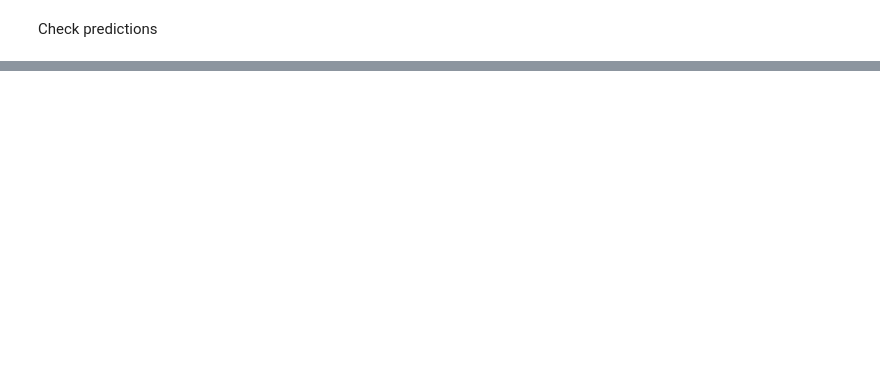
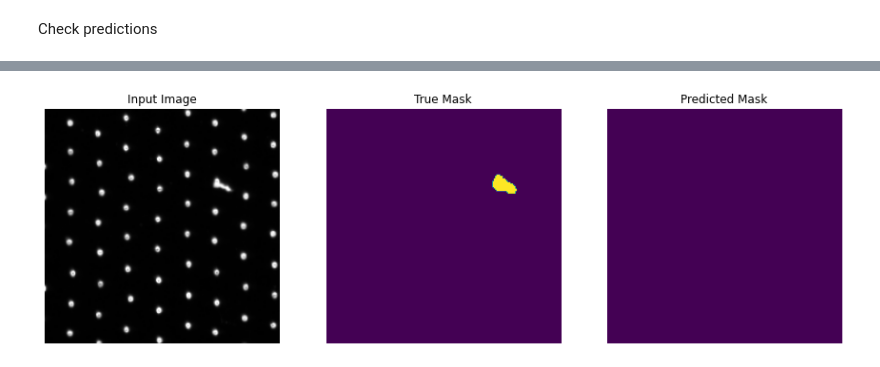
Before and after one commit to SAP-samples/btp-ai-sustainability-bootcamp, a Jupyter notebook: src/ai-models/defect-detection/notebooks/defect_detection_development_segmentation.ipynb, the cells around one changed output, grey strips where cells are left out. Cells and saved outputs as stored; diff of their text form; code cells hidden in the pictures; blank space fills up the shorter version.

```diff
--- a/src/ai-models/defect-detection/notebooks/defect_detection_development_segmentation.ipynb
+++ b/src/ai-models/defect-detection/notebooks/defect_detection_development_segmentation.ipynb
@@ -714,13 +772,15 @@ def create_mask(pred_mask, a, b):
     #return pred_mask
     return th3
 # %%
-i = 4
+i = 0
 pred = create_mask(pred_mask_train[i], 184, 184)
 a = (np.array(img_train[i], np.float32))
 b = (np.array(msk_train[i], np.float32))
 c = (np.array(pred, np.float32))
 
 display([a, b, c])
+# %% [output]
+[figure, added]
 # %%
 i = 4
 pred = create_mask(pred_mask_val[i], 184, 184)
```
Also changed, not shown: parts of 40 cells of this notebook.
